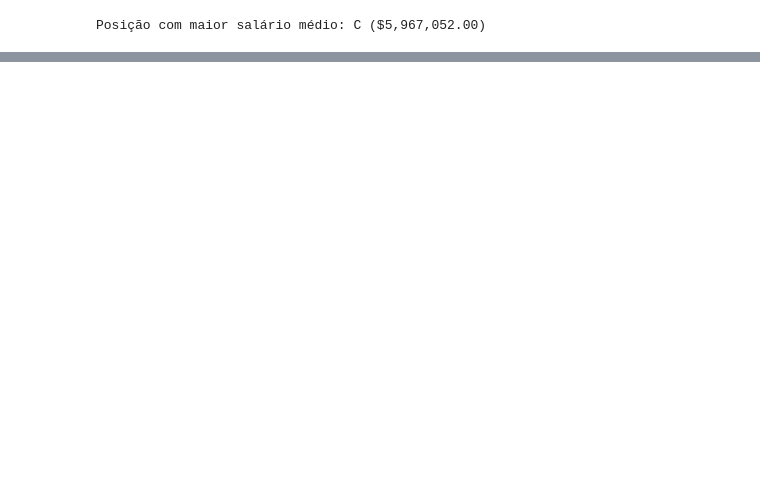
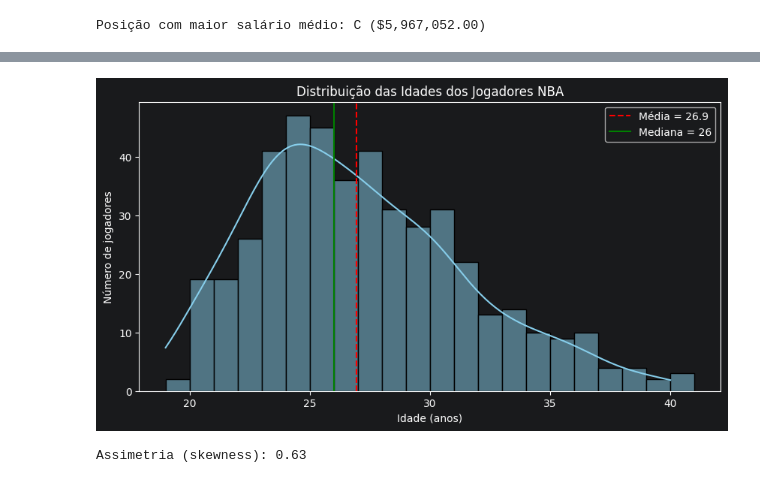
Before and after one commit to 1230953-LEI/MINDD, a Jupyter notebook: PL2/PL2.ipynb, the cells around one changed output, grey strips where cells are left out. Saved outputs shown, nothing was run; the diff lists cells and outputs as text; code cells hidden in the pictures; blank space fills up the shorter version.

```diff
--- a/PL2/PL2.ipynb
+++ b/PL2/PL2.ipynb
@@ -584,0 +586,16 @@ Posição com maior salário médio: C ($5,967,052.00)
+# %%
+# 33. Histograma de Age
+plt.figure(figsize=(10, 5))
+sns.histplot(df['Age'], bins=range(19, 42), kde=True, color='skyblue', edgecolor='black')
+plt.axvline(df['Age'].mean(), color='red', linestyle='--', label=f"Média = {df['Age'].mean():.1f}")
+plt.axvline(df['Age'].median(), color='green', linestyle='-', label=f"Mediana = {df['Age'].median():.0f}")
+plt.title('Distribuição das Idades dos Jogadores NBA')
+plt.xlabel('Idade (anos)')
+plt.ylabel('Número de jogadores')
+plt.legend()
+plt.show()
+
+print(f"Assimetria (skewness): {df['Age'].skew():.2f}")
+# %% [output]
+[figure, added]
+Assimetria (skewness): 0.63
```
Also changed, not shown: parts of 18 cells of this notebook.
